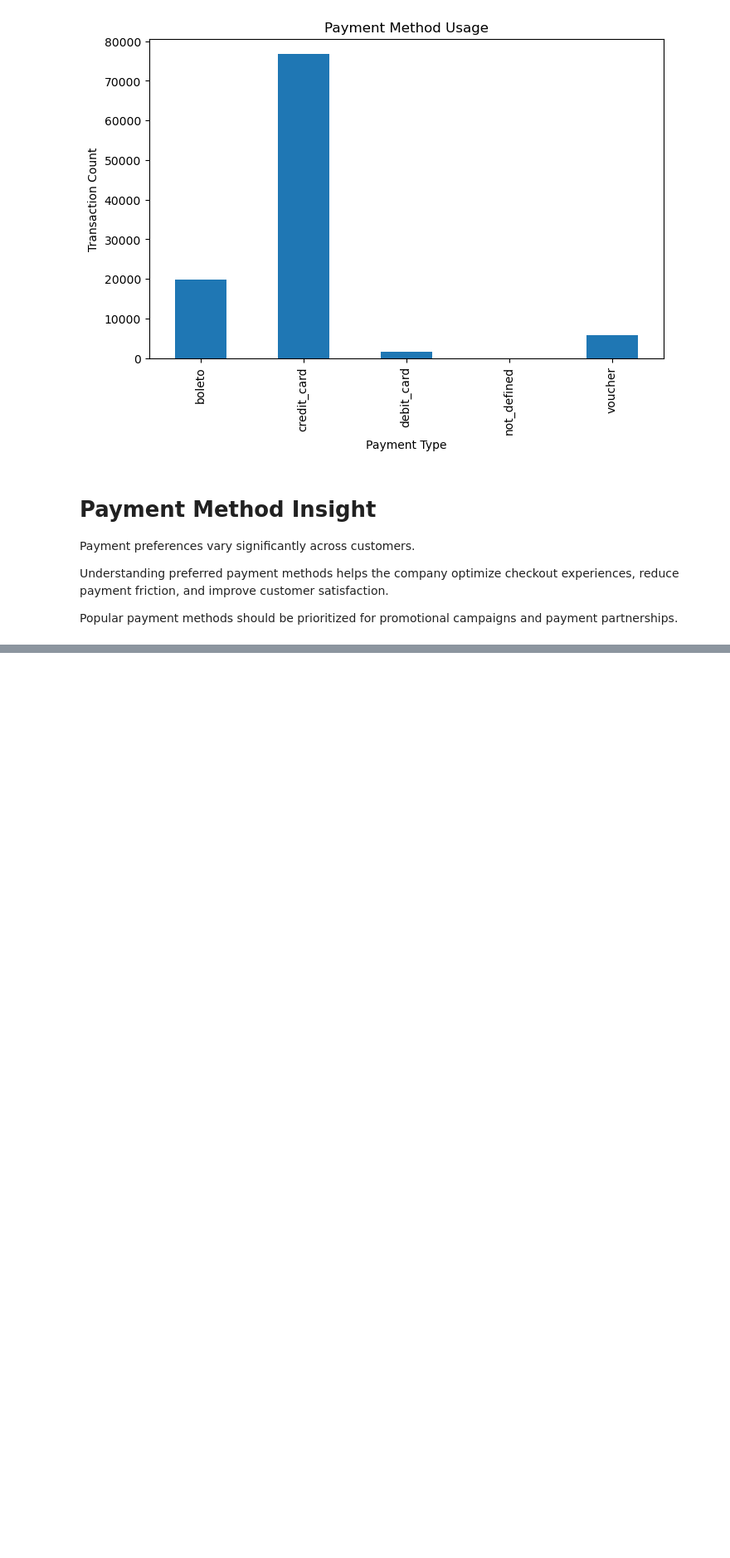
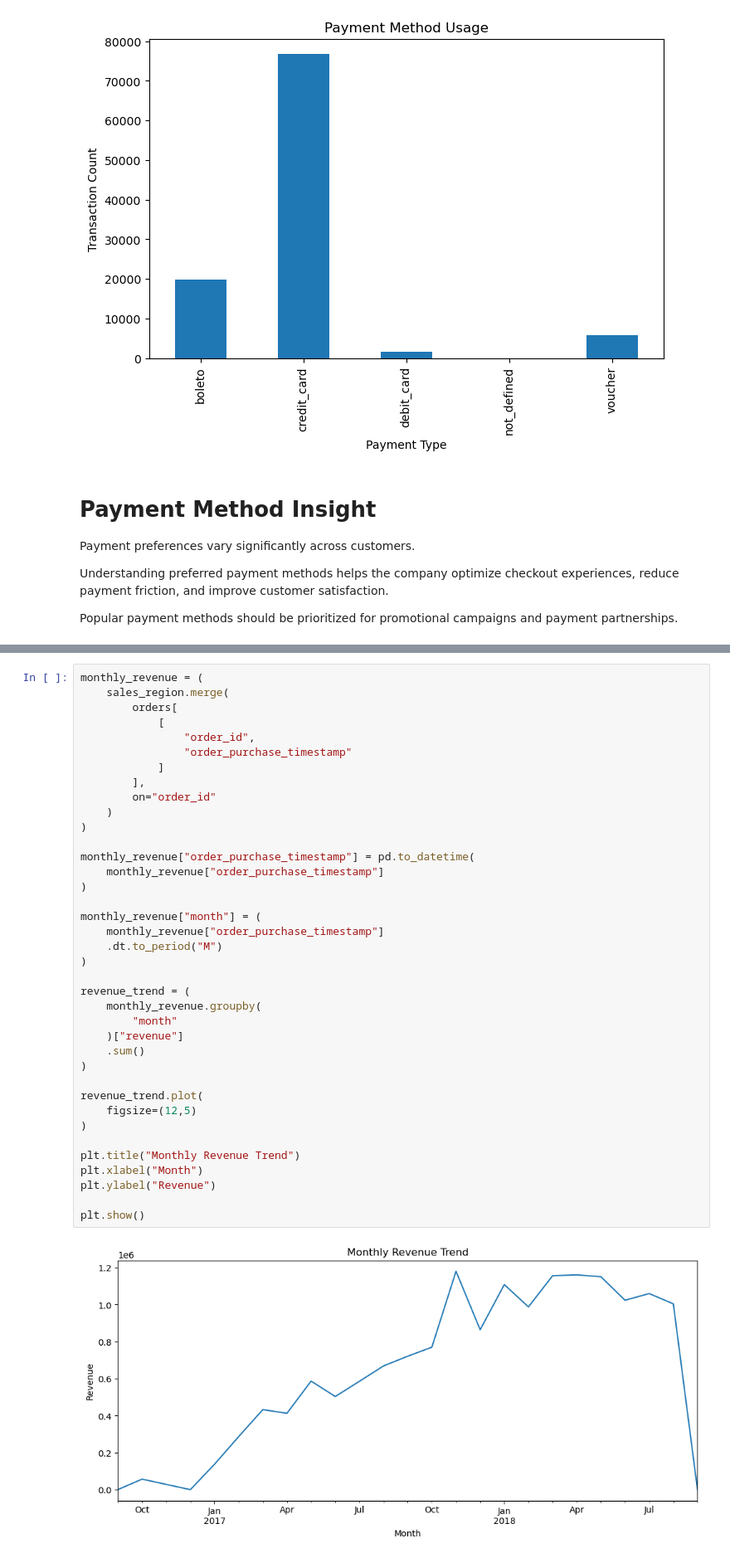
Before and after one commit to gopalsharma43/aiml-crash-gopal, a Jupyter notebook: Day12-Project/ecommerce_eda.ipynb, the cells around one changed output, grey strips where cells are left out. Shown at 83% size. Saved outputs shown, nothing was run; the diff lists cells and outputs as text; blank space fills up the shorter version.

```diff
--- a/Day12-Project/ecommerce_eda.ipynb
+++ b/Day12-Project/ecommerce_eda.ipynb
@@ -706,0 +847,40 @@ Popular payment methods should be prioritized for promotional campaigns and paym
+# %%
+monthly_revenue = (
+    sales_region.merge(
+        orders[
+            [
+                "order_id",
+                "order_purchase_timestamp"
+            ]
+        ],
+        on="order_id"
+    )
+)
+
+monthly_revenue["order_purchase_timestamp"] = pd.to_datetime(
+    monthly_revenue["order_purchase_timestamp"]
+)
+
+monthly_revenue["month"] = (
+    monthly_revenue["order_purchase_timestamp"]
+    .dt.to_period("M")
+)
+
+revenue_trend = (
+    monthly_revenue.groupby(
+        "month"
+    )["revenue"]
+    .sum()
+)
+
+revenue_trend.plot(
+    figsize=(12,5)
+)
+
+plt.title("Monthly Revenue Trend")
+plt.xlabel("Month")
+plt.ylabel("Revenue")
+
+plt.show()
+# %% [output]
+[figure, added]
```
Also changed, not shown: parts of 18 cells of this notebook.
